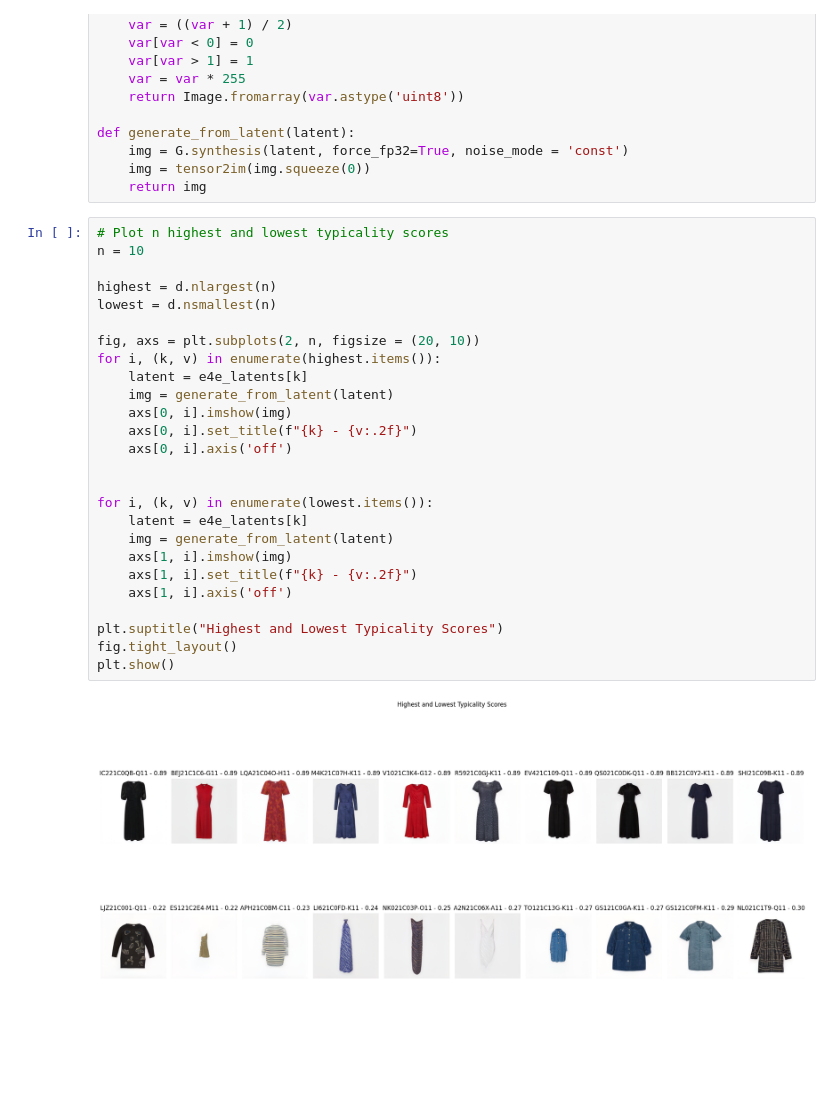
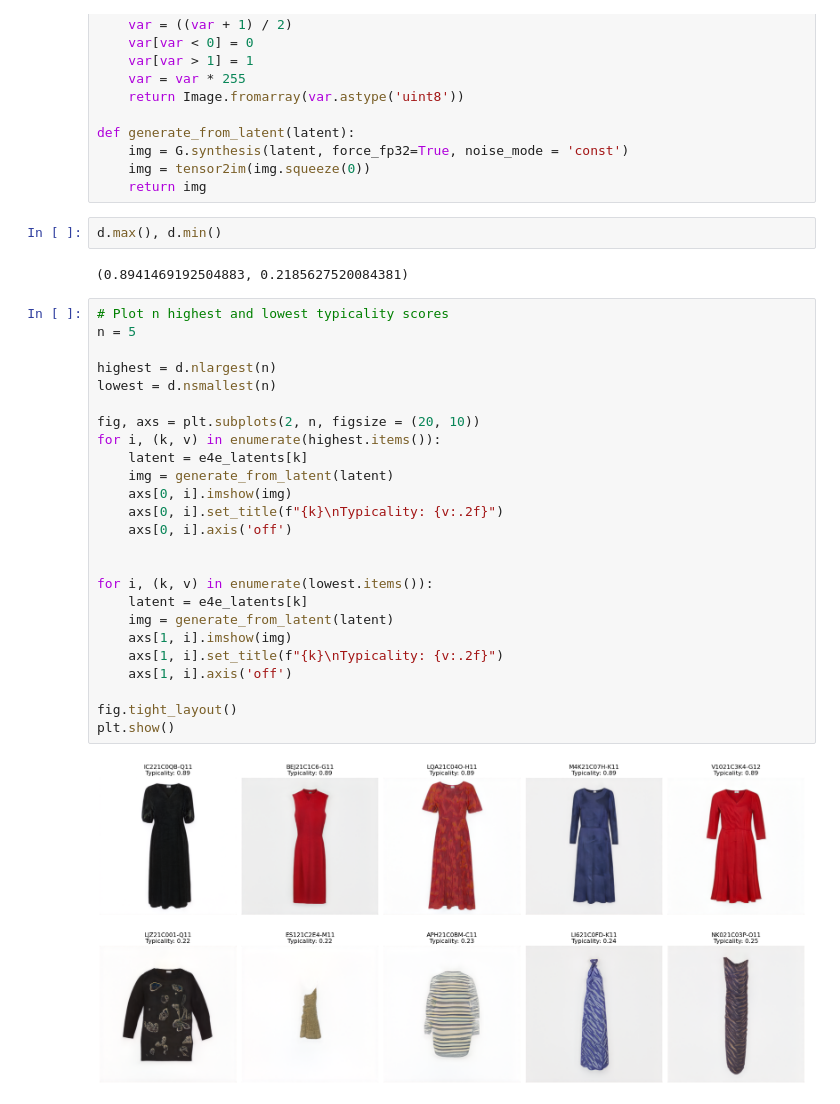
Before and after one commit to MGenschow/Thesis, a Jupyter notebook: 3_Manipulation/InterfaceGAN_Inspired/entangled_typicality/1_Typicality_Scores.ipynb, the cells around one changed output. Drawn from its saved outputs; the diff is of its cells as text; blank space fills up the shorter version.

Commit message:
added some code to produce plots and tables for paper

```diff
--- a/3_Manipulation/InterfaceGAN_Inspired/entangled_typicality/1_Typicality_Scores.ipynb
+++ b/3_Manipulation/InterfaceGAN_Inspired/entangled_typicality/1_Typicality_Scores.ipynb
@@ -80,31 +80,34 @@ def generate_from_latent(latent):
     img = G.synthesis(latent, force_fp32=True, noise_mode = 'const')
     img = tensor2im(img.squeeze(0))
     return img
+# %%
+d.max(), d.min()
+# %% [output]
+(0.8941469192504883, 0.2185627520084381)
 # %%
 # Plot n highest and lowest typicality scores
-n = 10
+n = 5
 
 highest = d.nlargest(n)
 lowest = d.nsmallest(n)
 
 fig, axs = plt.subplots(2, n, figsize = (20, 10))
 for i, (k, v) in enumerate(highest.items()):
     latent = e4e_latents[k]
     img = generate_from_latent(latent)
     axs[0, i].imshow(img)
-    axs[0, i].set_title(f"{k} - {v:.2f}")
+    axs[0, i].set_title(f"{k}\nTypicality: {v:.2f}")
     axs[0, i].axis('off')
 
 
 for i, (k, v) in enumerate(lowest.items()):
     latent = e4e_latents[k]
     img = generate_from_latent(latent)
     axs[1, i].imshow(img)
-    axs[1, i].set_title(f"{k} - {v:.2f}")
+    axs[1, i].set_title(f"{k}\nTypicality: {v:.2f}")
     axs[1, i].axis('off')
 
-plt.suptitle("Highest and Lowest Typicality Scores")
 fig.tight_layout()
 plt.show()
 # %% [output]
-[figure, old version]
+[figure, new version]
```
Also changed, not shown: parts of 1 cell of this notebook, 4 other files.
